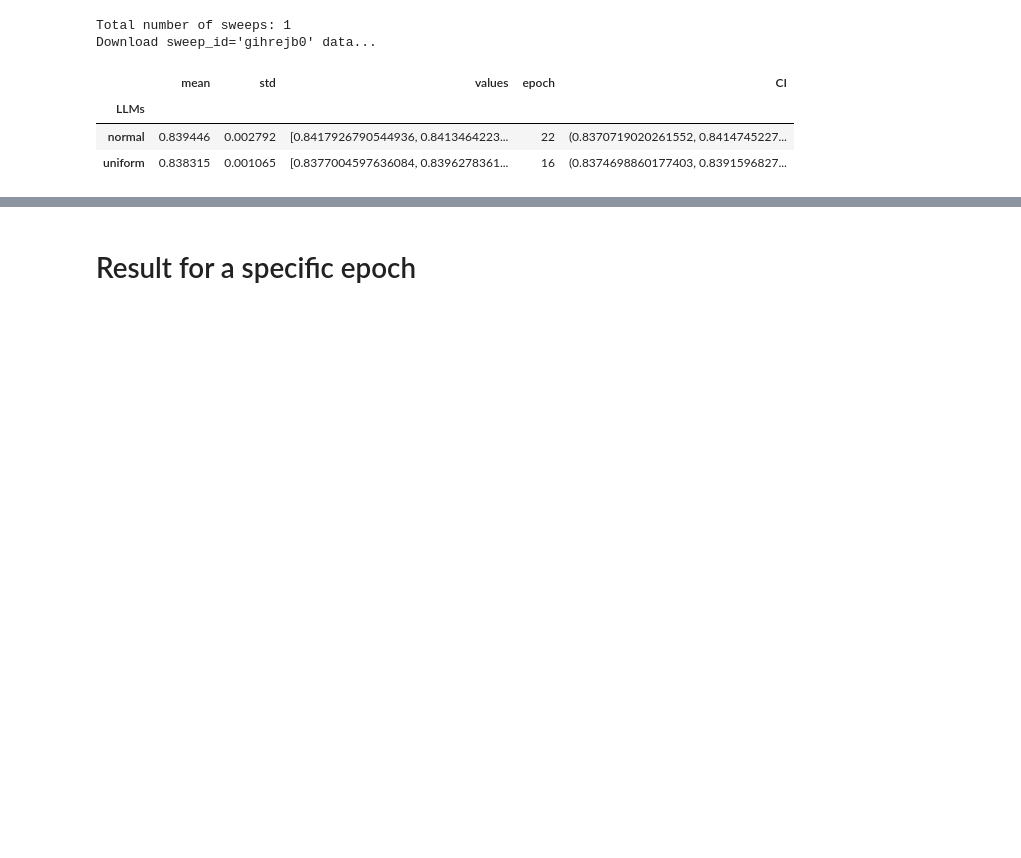
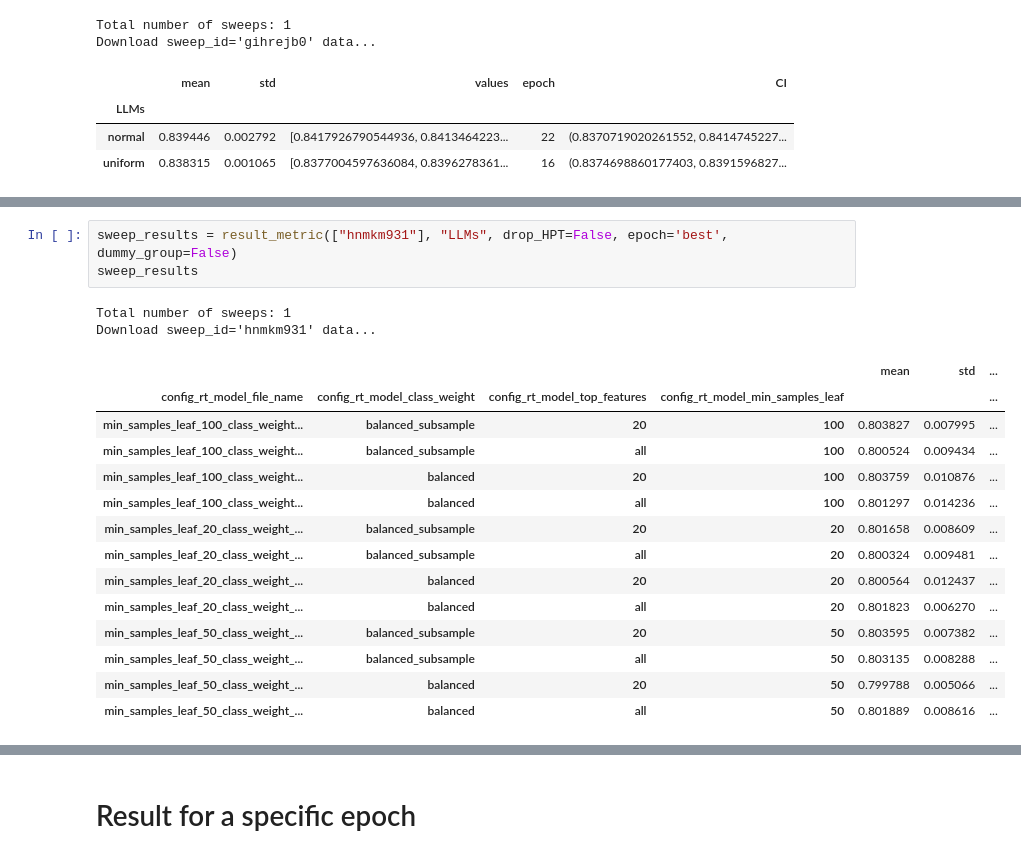
Before and after one commit to maayan-aytek/RtHumanChoicePredictionNLP, a Jupyter notebook: RunningScripts/our_analyze_results.ipynb, the cells around one changed output, grey strips where cells are left out. Drawn from its saved outputs; the diff is of its cells as text; blank space fills up the shorter version.

```diff
--- a/RunningScripts/our_analyze_results.ipynb
+++ b/RunningScripts/our_analyze_results.ipynb
@@ -109,0 +124,20 @@ Download sweep_id='ekvlnnzi' data...
+# %%
+sweep_results = result_metric(["hnmkm931"], "LLMs", drop_HPT=False, epoch='best', dummy_group=False)
+sweep_results
+# %% [output]
+Total number of sweeps: 1
+Download sweep_id='hnmkm931' data...
+|  |  |  |  | mean | std | ... |
+| config_rt_model_file_name | config_rt_model_class_weight | config_rt_model_top_features | config_rt_model_min_samples_leaf |  |  | ... |
+| min_samples_leaf_100_class_weight... | balanced_subsample | 20 | 100 | 0.803827 | 0.007995 | ... |
+| min_samples_leaf_100_class_weight... | balanced_subsample | all | 100 | 0.800524 | 0.009434 | ... |
+| min_samples_leaf_100_class_weight... | balanced | 20 | 100 | 0.803759 | 0.010876 | ... |
+| min_samples_leaf_100_class_weight... | balanced | all | 100 | 0.801297 | 0.014236 | ... |
+| min_samples_leaf_20_class_weight_... | balanced_subsample | 20 | 20 | 0.801658 | 0.008609 | ... |
+| min_samples_leaf_20_class_weight_... | balanced_subsample | all | 20 | 0.800324 | 0.009481 | ... |
+| min_samples_leaf_20_class_weight_... | balanced | 20 | 20 | 0.800564 | 0.012437 | ... |
+| min_samples_leaf_20_class_weight_... | balanced | all | 20 | 0.801823 | 0.006270 | ... |
+| min_samples_leaf_50_class_weight_... | balanced_subsample | 20 | 50 | 0.803595 | 0.007382 | ... |
+| min_samples_leaf_50_class_weight_... | balanced_subsample | all | 50 | 0.803135 | 0.008288 | ... |
+| min_samples_leaf_50_class_weight_... | balanced | 20 | 50 | 0.799788 | 0.005066 | ... |
+| min_samples_leaf_50_class_weight_... | balanced | all | 50 | 0.801889 | 0.008616 | ... |
```
Also changed, not shown: parts of 4 cells of this notebook, 5 other files.
